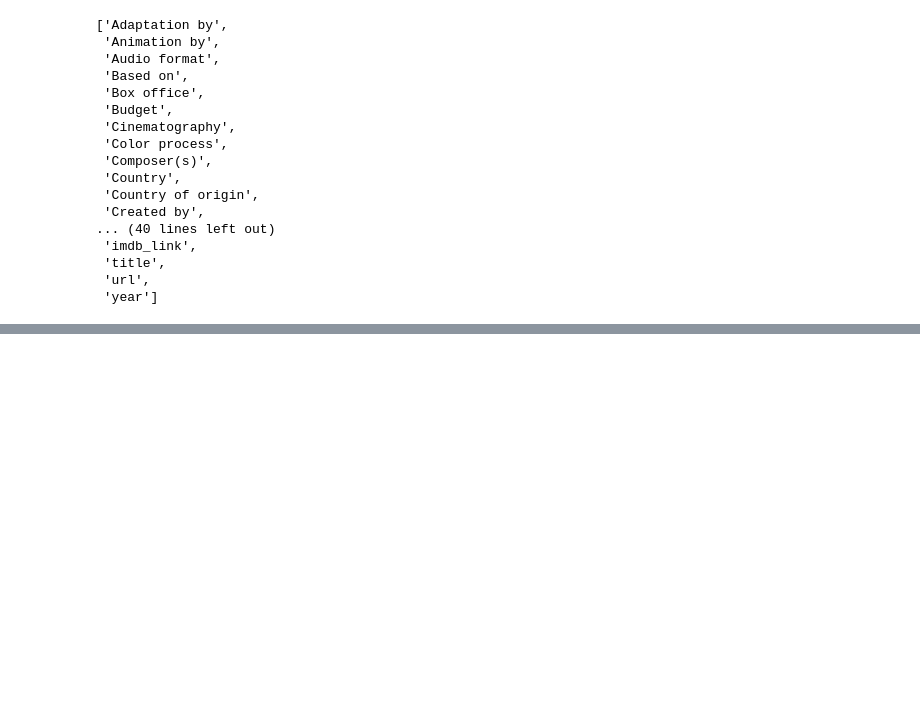
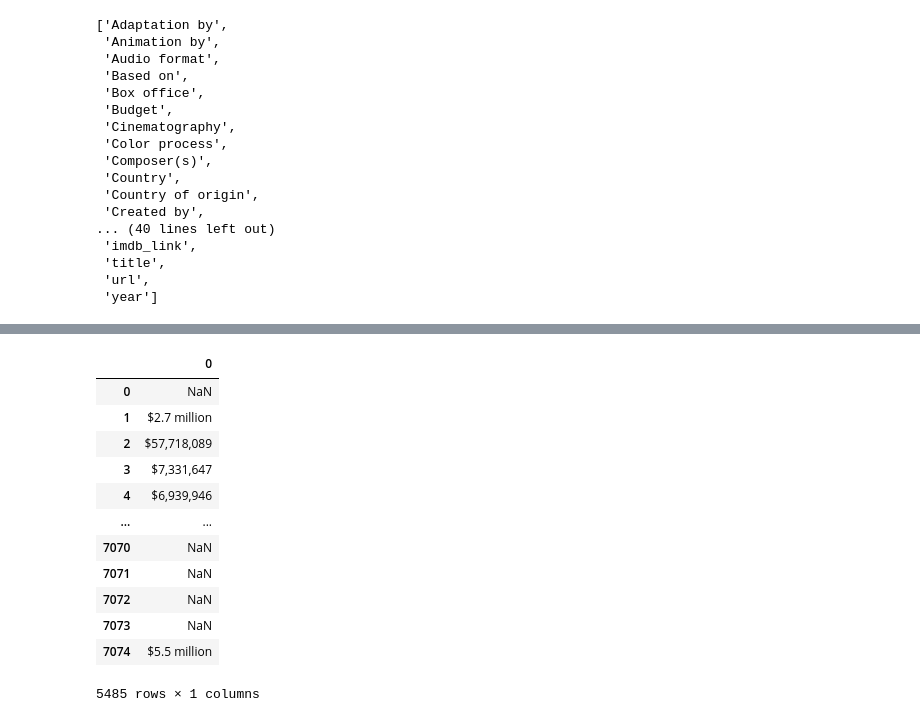
Before and after one commit to maronem/Movies-ETL, a Jupyter notebook: Movielens_Extract.ipynb, the cells around one changed output, grey strips where cells are left out. Cells and saved outputs as stored; diff of their text form; code cells hidden in the pictures; blank space fills up the shorter version.

```diff
--- a/Movielens_Extract.ipynb
+++ b/Movielens_Extract.ipynb
@@ -214,0 +334,7 @@ sorted(wiki_movies_df.columns.tolist())
+# %%
+# Let's make a list of columns that have less than 90% null values and use those to trim down our dataset.
+
+wiki_columns_to_keep = [column for column in wiki_movies_df.columns if
+                        wiki_movies_df[column].isnull().sum() < len(wiki_movies_df) * 0.9]
+
+wiki_movies_df = wiki_movies_df[wiki_columns_to_keep]
@@ -214,0 +371,2 @@ sorted(wiki_movies_df.columns.tolist())
+# %%
+box_office = wiki_movies_df['Box office'].dropna()
@@ -214,0 +410,4 @@ sorted(wiki_movies_df.columns.tolist())
+# %%
+# We'll use a simple space as our joining character and apply the join() function only when our data points are lists
+
+box_office = box_office.apply(lambda x: ' '.join(x) if type(x) == list else x)
@@ -214,0 +479,6 @@ sorted(wiki_movies_df.columns.tolist())
+# %%
+# Some values are given as a range
+
+# replace arguements = replace('str that will be replaced'k 'replacement string', true or false to use regex in first argument)
+
+box_office = box_office.str.replace(r'\$.*[-—–](?![a-z])', '$', regex=True)
@@ -214,0 +489,16 @@ sorted(wiki_movies_df.columns.tolist())
+# %%
+ box_office.str.extract(f'({form_one}|{form_two})')
+# %% [output]
+|  | 0 |
+| 0 | NaN |
+| 1 | $2.7 million |
+| 2 | $57,718,089 |
+| 3 | $7,331,647 |
+| 4 | $6,939,946 |
+| ... | ... |
+| 7070 | NaN |
+| 7071 | NaN |
+| 7072 | NaN |
+| 7073 | NaN |
+| 7074 | $5.5 million |
+5485 rows × 1 columns
```
Also changed, not shown: parts of 60 cells of this notebook.
